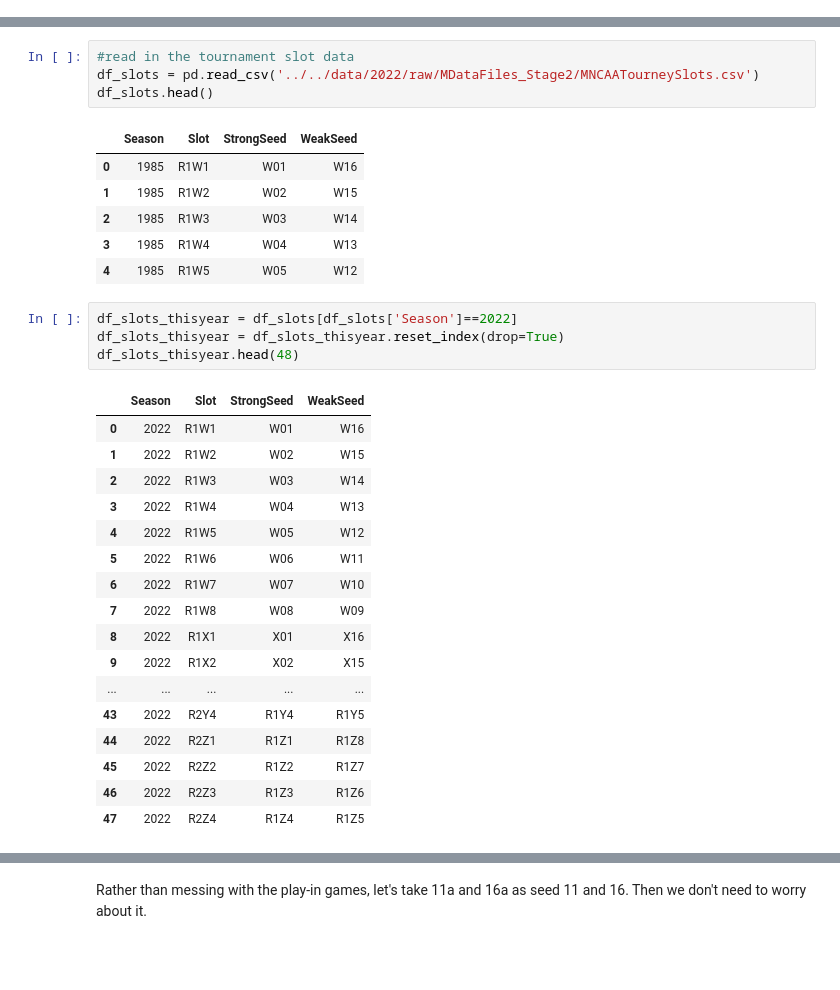
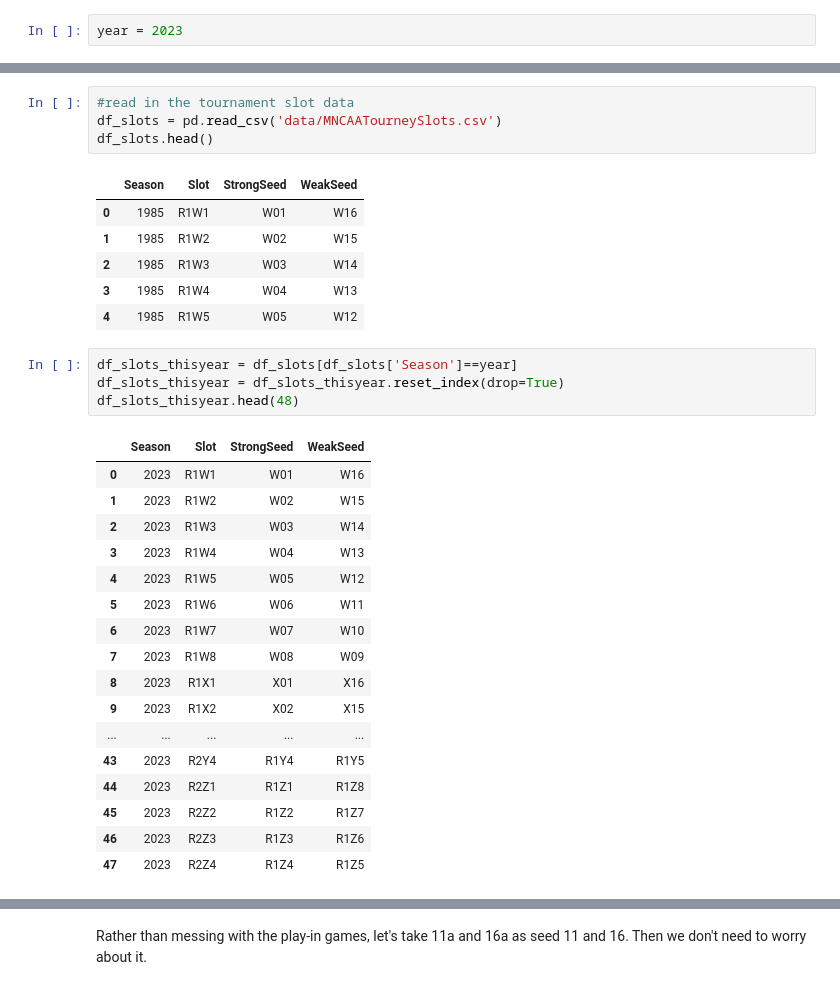
Before and after one commit to sethchart/kaggle-march-machine-learning-mania, a Jupyter notebook: notebooks/4.0-theberling-bracket-predictions.ipynb, the cells around one changed output, grey strips where cells are left out. Cells and saved outputs as stored; diff of their text form; blank space fills up the shorter version.

```diff
--- a/notebooks/4.0-theberling-bracket-predictions.ipynb
+++ b/notebooks/4.0-theberling-bracket-predictions.ipynb
@@ -2,4 +2,6 @@
 We made our predictions in phase2_submissions1.csv. Now let's back out what those submissions are in the bracket.
 # %%
 import pandas as pd
+# %%
+year = 2023
 # %%
@@ -28,6 +30,6 @@ df_teams.head()
 # %%
 #read in the tournament slot data
-df_slots = pd.read_csv('../../data/2022/raw/MDataFiles_Stage2/MNCAATourneySlots.csv')
+df_slots = pd.read_csv('data/MNCAATourneySlots.csv')
 df_slots.head()
 # %% [output]
 |  | Season | Slot | StrongSeed | WeakSeed |
@@ -37,27 +39,27 @@ df_slots.head()
 | 3 | 1985 | R1W4 | W04 | W13 |
 | 4 | 1985 | R1W5 | W05 | W12 |
 # %%
-df_slots_thisyear = df_slots[df_slots['Season']==2022]
+df_slots_thisyear = df_slots[df_slots['Season']==year]
 df_slots_thisyear = df_slots_thisyear.reset_index(drop=True)
 df_slots_thisyear.head(48)
 # %% [output]
 |  | Season | Slot | StrongSeed | WeakSeed |
-| 0 | 2022 | R1W1 | W01 | W16 |
-| 1 | 2022 | R1W2 | W02 | W15 |
-| 2 | 2022 | R1W3 | W03 | W14 |
-| 3 | 2022 | R1W4 | W04 | W13 |
-| 4 | 2022 | R1W5 | W05 | W12 |
-| 5 | 2022 | R1W6 | W06 | W11 |
-| 6 | 2022 | R1W7 | W07 | W10 |
-| 7 | 2022 | R1W8 | W08 | W09 |
-| 8 | 2022 | R1X1 | X01 | X16 |
-| 9 | 2022 | R1X2 | X02 | X15 |
+| 0 | 2023 | R1W1 | W01 | W16 |
+| 1 | 2023 | R1W2 | W02 | W15 |
+| 2 | 2023 | R1W3 | W03 | W14 |
+| 3 | 2023 | R1W4 | W04 | W13 |
+| 4 | 2023 | R1W5 | W05 | W12 |
+| 5 | 2023 | R1W6 | W06 | W11 |
+| 6 | 2023 | R1W7 | W07 | W10 |
+| 7 | 2023 | R1W8 | W08 | W09 |
+| 8 | 2023 | R1X1 | X01 | X16 |
+| 9 | 2023 | R1X2 | X02 | X15 |
 | ... | ... | ... | ... | ... |
-| 43 | 2022 | R2Y4 | R1Y4 | R1Y5 |
-| 44 | 2022 | R2Z1 | R1Z1 | R1Z8 |
-| 45 | 2022 | R2Z2 | R1Z2 | R1Z7 |
-| 46 | 2022 | R2Z3 | R1Z3 | R1Z6 |
-| 47 | 2022 | R2Z4 | R1Z4 | R1Z5 |
+| 43 | 2023 | R2Y4 | R1Y4 | R1Y5 |
+| 44 | 2023 | R2Z1 | R1Z1 | R1Z8 |
+| 45 | 2023 | R2Z2 | R1Z2 | R1Z7 |
+| 46 | 2023 | R2Z3 | R1Z3 | R1Z6 |
+| 47 | 2023 | R2Z4 | R1Z4 | R1Z5 |
 # %%
 df_slots_thisyear.tail(10)
 # %% [output]
```
Also changed, not shown: parts of 140 cells of this notebook, 4 other files.
